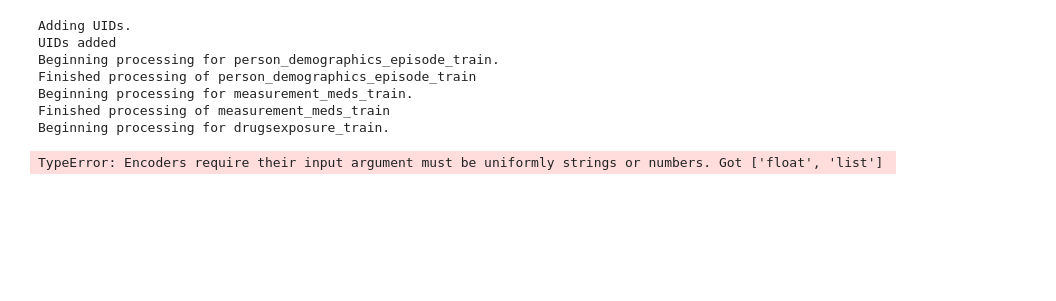
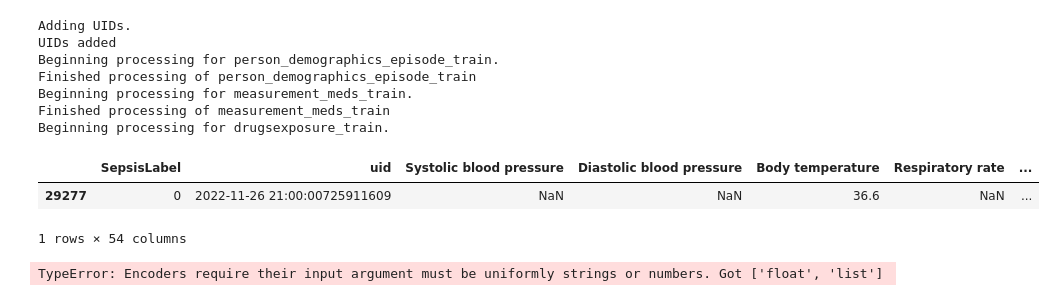
Before and after one commit to carseys/pediatric-sepsis-ml-kaggle, a Jupyter notebook: sepsis-data-preprocessing.ipynb, the cells around one changed output. Saved outputs shown, nothing was run; the diff lists cells and outputs as text; code cells hidden in the pictures; blank space fills up the shorter version.

Commit message:
changes to processing functions

```diff
--- a/sepsis-data-preprocessing.ipynb
+++ b/sepsis-data-preprocessing.ipynb
@@ -10,7 +10,7 @@ from datetime import datetime
 from tqdm import tqdm
 
 # pd.set_option('display.max_columns', None)
-# pd.set_option('display.max_rows', None)
+pd.set_option('display.max_rows', None)
 # %%
 def readin_data(data_type: str):
     """ This function reads in test or train data, which must be in folders 'testing_data' and 'training_data' in the same directory.
@@ -342,6 +342,7 @@ def process_data(data_type: str):
         factors = pd.merge(left=factors, right=training_data['person_demographics_episode_train'], how='outer',on='visit_occurrence_id')
         factors = pd.merge(left=training_data['SepsisLabel_train'],right=factors,how='left',on='uid')
         factors.to_csv(f'./processed_data/factors_train.csv')
+        processed_data = training_data
 
     else:
         testing_data = readin_data('test')
@@ -356,12 +357,13 @@ def process_data(data_type: str):
         factors = pd.merge(left=factors, right=testing_data['person_demographics_episode_test'], how='outer',on='visit_occurrence_id')
         factors = pd.merge(left=testing_data['SepsisLabel_test'],right=factors,how='left',on='uid')
         factors.to_csv(f'./processed_data/factors_test.csv')
+        processed_data = testing_data
 
     factors.drop(columns=['visit_occurrence_id_x','visit_occurrence_id_y'],inplace=True)
 
-    return factors
+    return processed_data, factors
 # %%
-data_factors = process_data('train')
+training_data, data_factors = process_data('train')
 # %% [output]
 Adding UIDs.
 UIDs added
@@ -416,6 +418,12 @@ def remerge_data(data_directory: dict, data_type: str):
     factors.to_csv(f'./processed_data/processed_{factors}.csv')
 
     return factors
+# %%
+data_factors[data_factors['uid']=='2022-11-26 21:00:00725911609']
+# %% [output]
+|  | SepsisLabel | uid | Systolic blood pressure | Diastolic blood pressure | Body temperature | Respiratory rate | ... |
+| 29277 | 0 | 2022-11-26 21:00:00725911609 | NaN | NaN | 36.6 | NaN | ... |
+1 rows × 54 columns
 # %%
 def populating_birthdays(df):
     big_birthday_col = pd.DataFrame()
```
